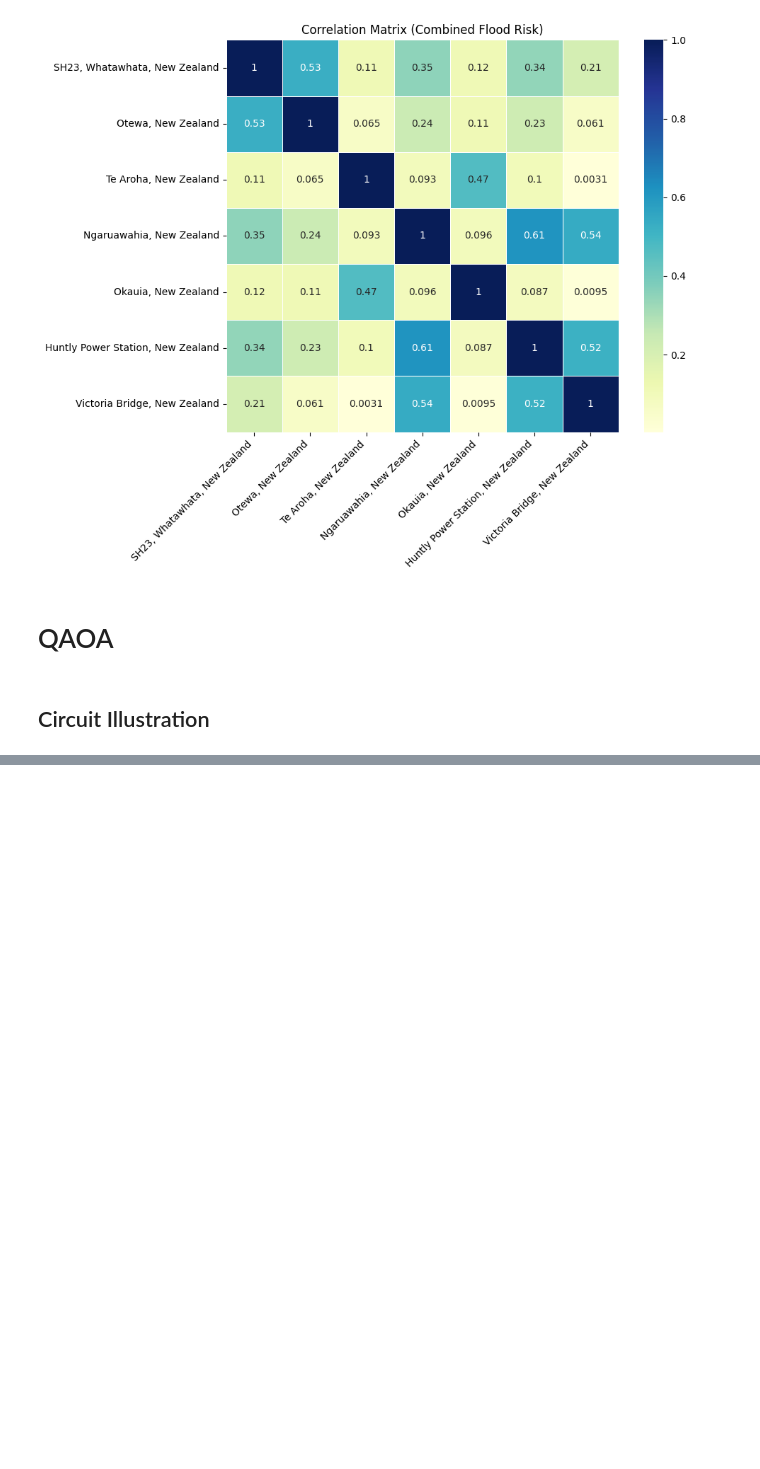
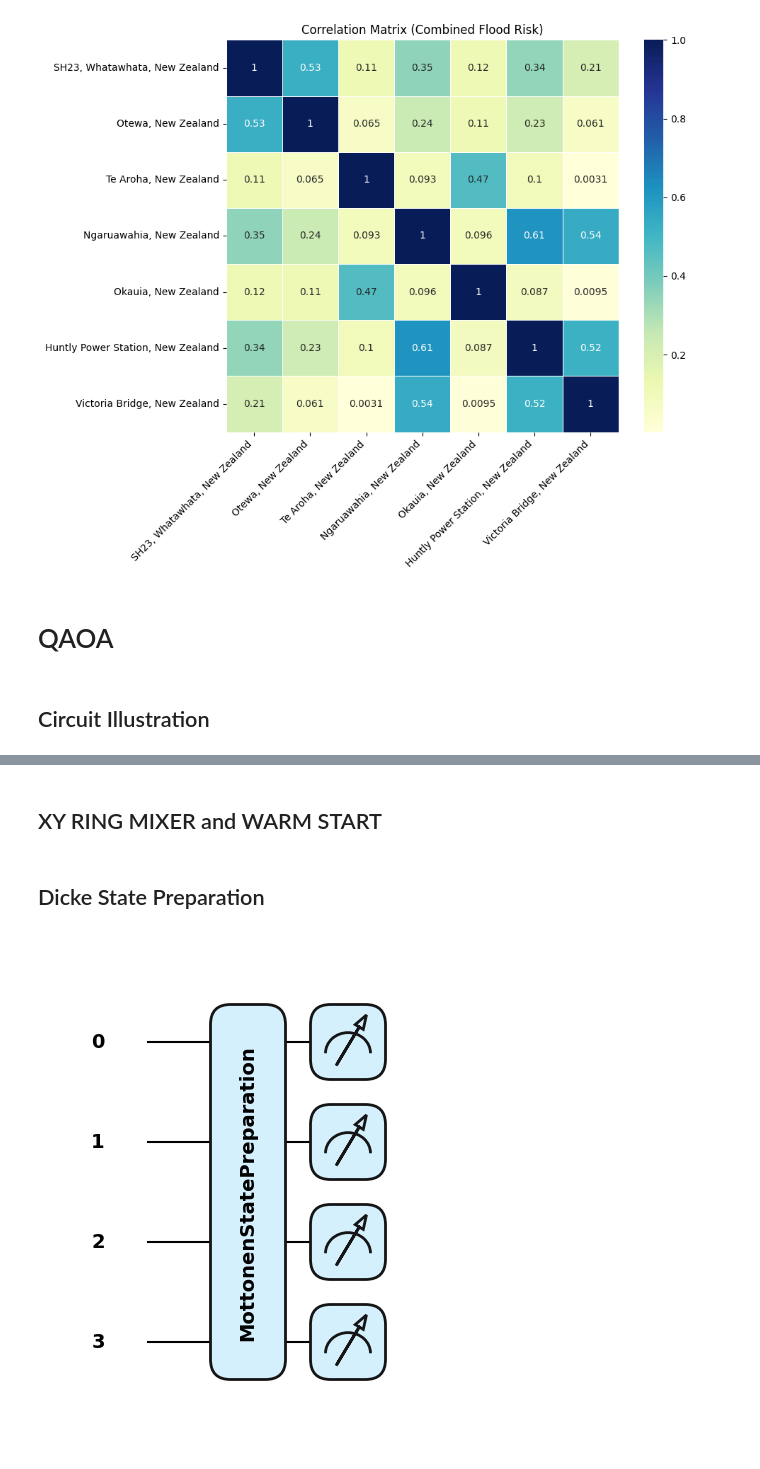
Before and after one commit to Sabarikirishwaran/DelphiQ, a Jupyter notebook: qic-wbc.ipynb, the cells around one changed output, grey strips where cells are left out. Drawn from its saved outputs; the diff is of its cells as text; code cells hidden in the pictures; blank space fills up the shorter version.

Commit message:
XY-mixer and WarmStart-arxiv.org/pdf/2505.18396

```diff
--- a/qic-wbc.ipynb
+++ b/qic-wbc.ipynb
@@ -1226,0 +1204,44 @@ Per‐region premiums (for selected regions):
+# %% [markdown]
+## XY RING MIXER and WARM START
+# %% [markdown]
+## Dicke State Preparation
+# %%
+ import pennylane as qml
+from pennylane import numpy as np
+from itertools import combinations
+
+def dicke_state_amplitudes(n, k):
+    """Generate Dicke state amplitudes for a given (n,k)"""
+    dicke_indices = list(combinations(range(n), k))
+    dim = 2**n
+    state = np.zeros(dim, dtype=np.complex128)
+
+    for idx in dicke_indices:
+        # Convert idx (positions of 1s) to binary basis index
+        bitstring = ['0'] * n
+        for i in idx:
+            bitstring[i] = '1'
+        index = int("".join(bitstring), 2)
+        state[index] = 1.0
+
+    # Normalize
+    norm = np.sqrt(np.sum(np.abs(state)**2))
+    return state / norm
+
+# Parameters
+n_qubits = 4
+k_excite = 2
+
+dev = qml.device("default.qubit", wires=n_qubits)
+
+@qml.qnode(dev)
+def circuit():
+    state = dicke_state_amplitudes(n_qubits, k_excite)
+    qml.MottonenStatePreparation(state, wires=range(n_qubits))
+    return qml.state()
+
+output = circuit()
+ax, fig = qml.draw_mpl(circuit, decimals=2, style="pennylane")()
+plt.show()
+# %% [output]
+[figure, added]
```
Also changed, not shown: parts of 7 cells of this notebook.
